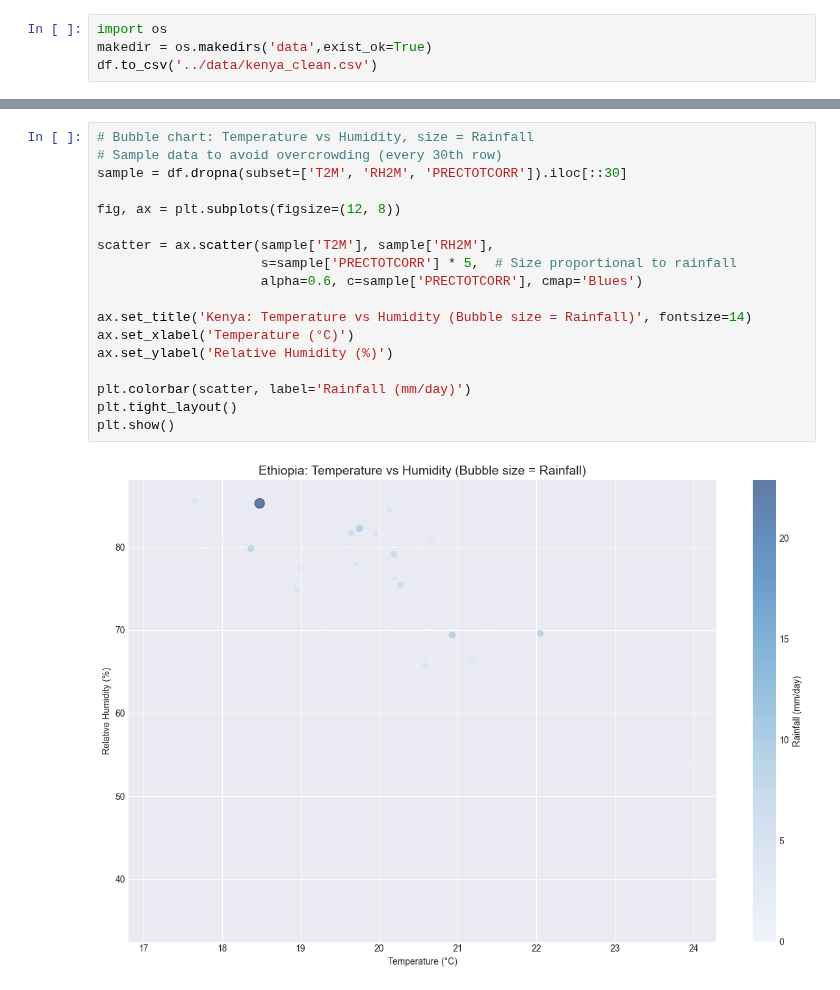
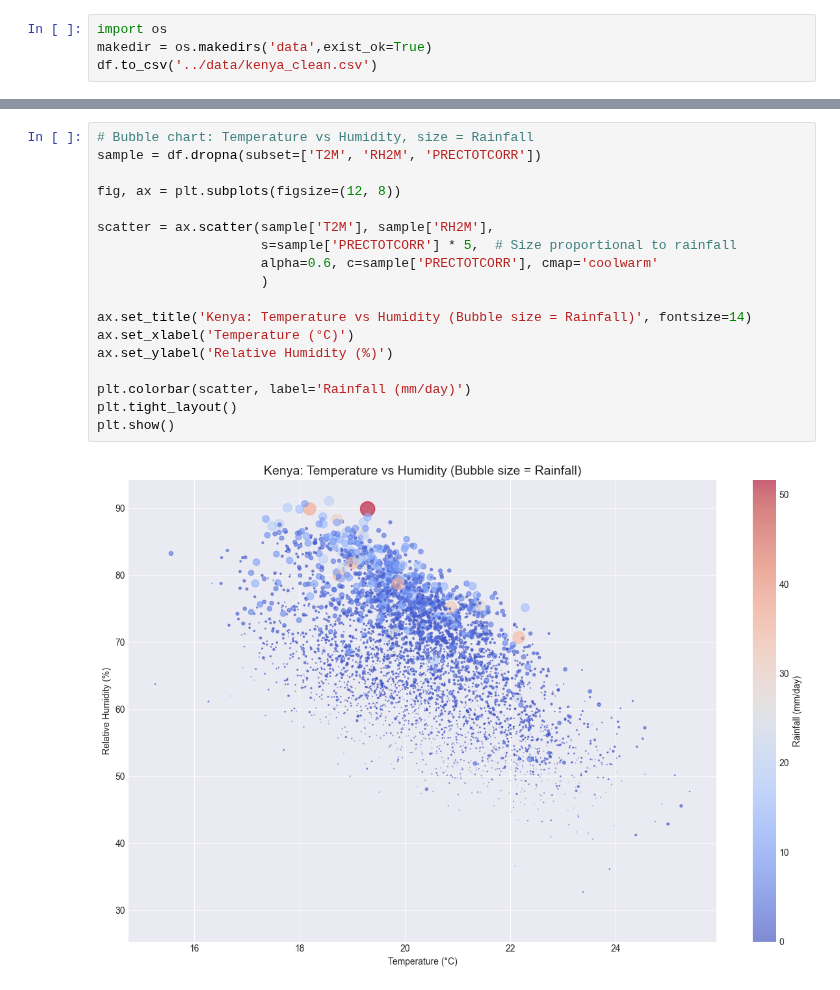
Before and after one commit to hawi088/climate-challenge-week0, a Jupyter notebook: notebooks/kenya_eda.ipynb, the cells around one changed output, grey strips where cells are left out. Drawn from its saved outputs; the diff is of its cells as text.

```diff
--- a/notebooks/kenya_eda.ipynb
+++ b/notebooks/kenya_eda.ipynb
@@ -194,20 +184,20 @@ Rainfall Distribution Interpretation:
 # %%
 # Bubble chart: Temperature vs Humidity, size = Rainfall
-# Sample data to avoid overcrowding (every 30th row)
-sample = df.dropna(subset=['T2M', 'RH2M', 'PRECTOTCORR']).iloc[::30]
+sample = df.dropna(subset=['T2M', 'RH2M', 'PRECTOTCORR'])
 
 fig, ax = plt.subplots(figsize=(12, 8))
 
 scatter = ax.scatter(sample['T2M'], sample['RH2M'],
                      s=sample['PRECTOTCORR'] * 5,  # Size proportional to rainfall
-                     alpha=0.6, c=sample['PRECTOTCORR'], cmap='Blues')
+                     alpha=0.6, c=sample['PRECTOTCORR'], cmap='coolwarm'
+                     )
 
 ax.set_title('Kenya: Temperature vs Humidity (Bubble size = Rainfall)', fontsize=14)
 ax.set_xlabel('Temperature (°C)')
 ax.set_ylabel('Relative Humidity (%)')
 
 plt.colorbar(scatter, label='Rainfall (mm/day)')
 plt.tight_layout()
 plt.show()
 # %% [output]
-[figure, old version]
+[figure, new version]
```
Also changed, not shown: parts of 7 cells of this notebook, 1 other file.
